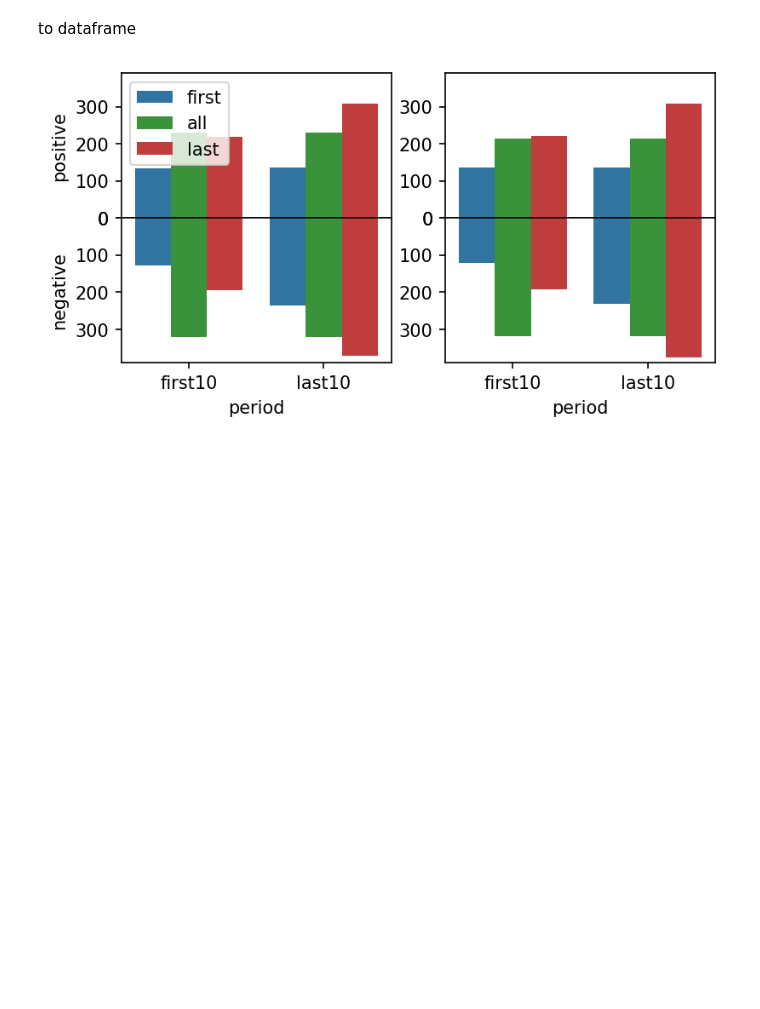
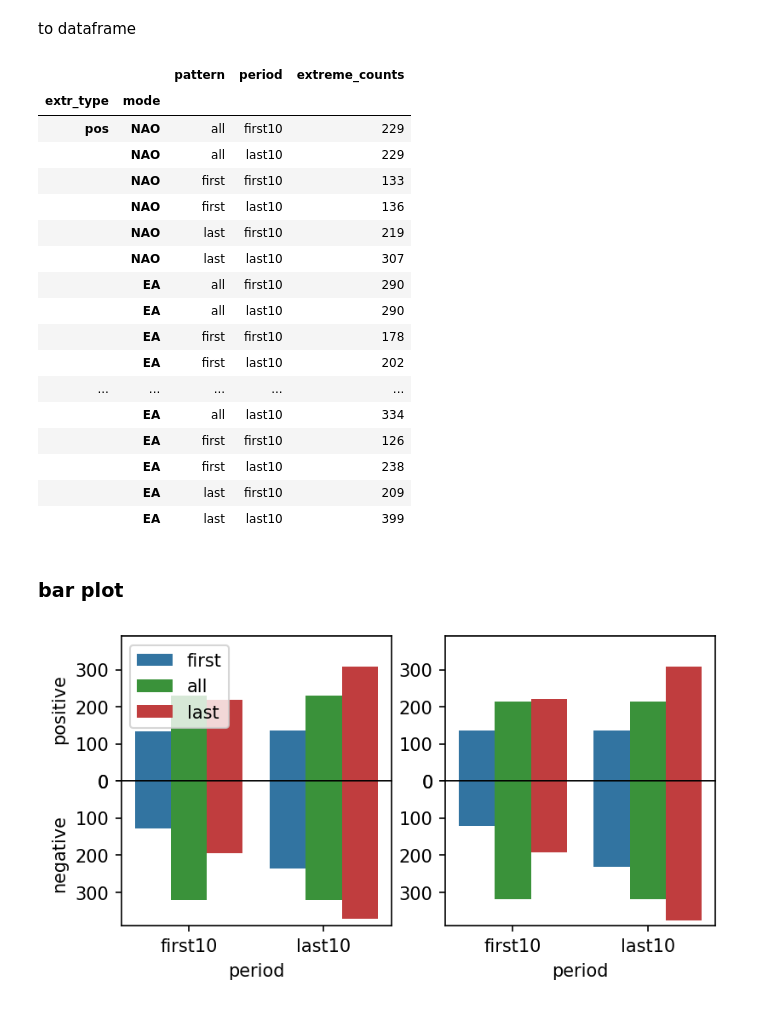
Before and after one commit to liuquan18/Teleconnection, a Jupyter notebook: scripts/IndexDiffPattern_analyze.ipynb, the cells around one changed output. Saved outputs shown, nothing was run; the diff lists cells and outputs as text; code cells hidden in the pictures; blank space fills up the shorter version.

```diff
--- a/scripts/IndexDiffPattern_analyze.ipynb
+++ b/scripts/IndexDiffPattern_analyze.ipynb
@@ -107,6 +109,29 @@ to dataframe
 ind_extc = sis.extr_count_df([ind_fA,ind_fF,ind_fL,ind_lA,ind_lF,ind_lL])
 # %%
 dep_extc = sis.extr_count_df([dep_fA,dep_fF,dep_fL,dep_lA,dep_lF,dep_lL])
+# %%
+ind_extc
+# %% [output]
+|  |  | pattern | period | extreme_counts |
+| extr_type | mode |  |  |  |
+| pos | NAO | all | first10 | 229 |
+|  | NAO | all | last10 | 229 |
+|  | NAO | first | first10 | 133 |
+|  | NAO | first | last10 | 136 |
+|  | NAO | last | first10 | 219 |
+|  | NAO | last | last10 | 307 |
+|  | EA | all | first10 | 290 |
+|  | EA | all | last10 | 290 |
+|  | EA | first | first10 | 178 |
+|  | EA | first | last10 | 202 |
+| ... | ... | ... | ... | ... |
+|  | EA | all | last10 | 334 |
+|  | EA | first | first10 | 126 |
+|  | EA | first | last10 | 238 |
+|  | EA | last | first10 | 209 |
+|  | EA | last | last10 | 399 |
+# %% [markdown]
+### bar plot
 # %%
 sept.extreme_bar([ind_extc,dep_extc],mode = 'NAO',ylim = 390)
 # %% [output]
```
Also changed, not shown: parts of 2 cells of this notebook, 1 other file.
